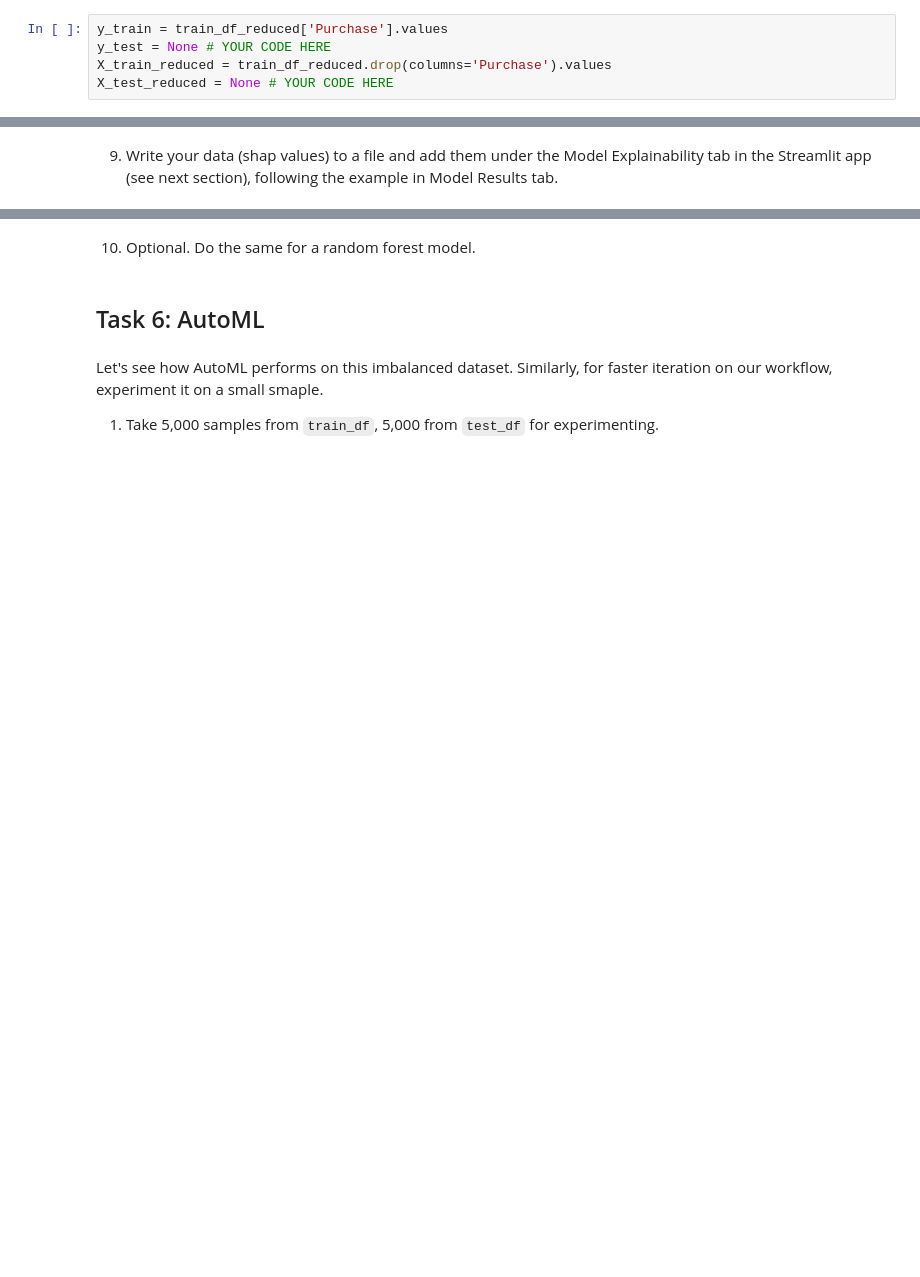
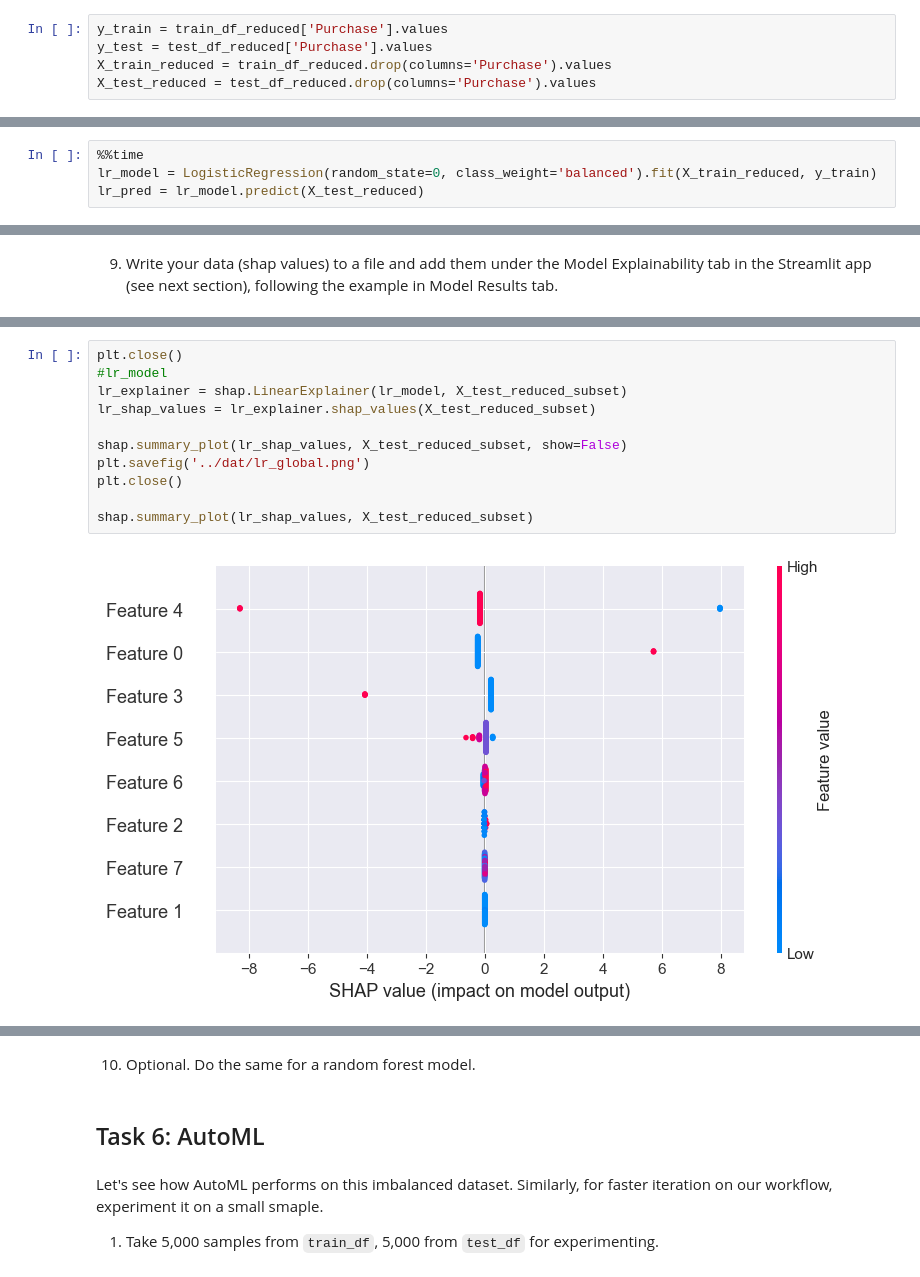
Before and after one commit to happykygo/FourthBrain, a Jupyter notebook: week-06-supervised-ml/nb/electronics-purchase-prediction.ipynb, the cells around one changed output, grey strips where cells are left out. Saved outputs shown, nothing was run; the diff lists cells and outputs as text; blank space fills up the shorter version.

```diff
--- a/week-06-supervised-ml/nb/electronics-purchase-prediction.ipynb
+++ b/week-06-supervised-ml/nb/electronics-purchase-prediction.ipynb
@@ -258,9 +268,9 @@ fig.subplots_adjust(top=0.95);
 6. Make the NumPy arrays `X_train_reduced`, `X_test_reduced`, `y_train` and `y_test` from `train_df_reduced` and `test_df_reduced`.
 # %%
 y_train = train_df_reduced['Purchase'].values
-y_test = None # YOUR CODE HERE
+y_test = test_df_reduced['Purchase'].values
 X_train_reduced = train_df_reduced.drop(columns='Purchase').values
-X_test_reduced = None # YOUR CODE HERE
+X_test_reduced = test_df_reduced.drop(columns='Purchase').values
 # %% [markdown]
 7. Scale the features in `X_train_reduced` and `X_test_reduced` use `MinMaxScaler`
 # %%
@@ -296,0 +316,4 @@ lr_pred = None # YOUR CODE HERE
+# %%
+%%time
+lr_model = LogisticRegression(random_state=0, class_weight='balanced').fit(X_train_reduced, y_train)
+lr_pred = lr_model.predict(X_test_reduced)
@@ -398,0 +542,13 @@ shap_values = None # YOUR CODE HERE
+# %%
+plt.close()
+#lr_model
+lr_explainer = shap.LinearExplainer(lr_model, X_test_reduced_subset)
+lr_shap_values = lr_explainer.shap_values(X_test_reduced_subset)
+
+shap.summary_plot(lr_shap_values, X_test_reduced_subset, show=False)
+plt.savefig('../dat/lr_global.png')
+plt.close()
+
+shap.summary_plot(lr_shap_values, X_test_reduced_subset)
+# %% [output]
+[figure, added]
```
Also changed, not shown: parts of 63 cells of this notebook, 10 other files.
